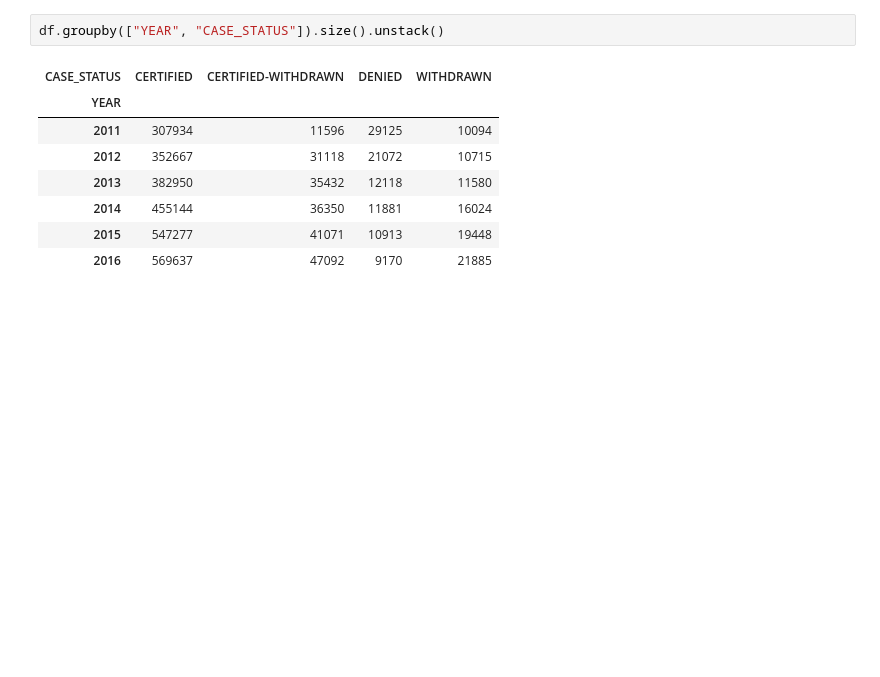
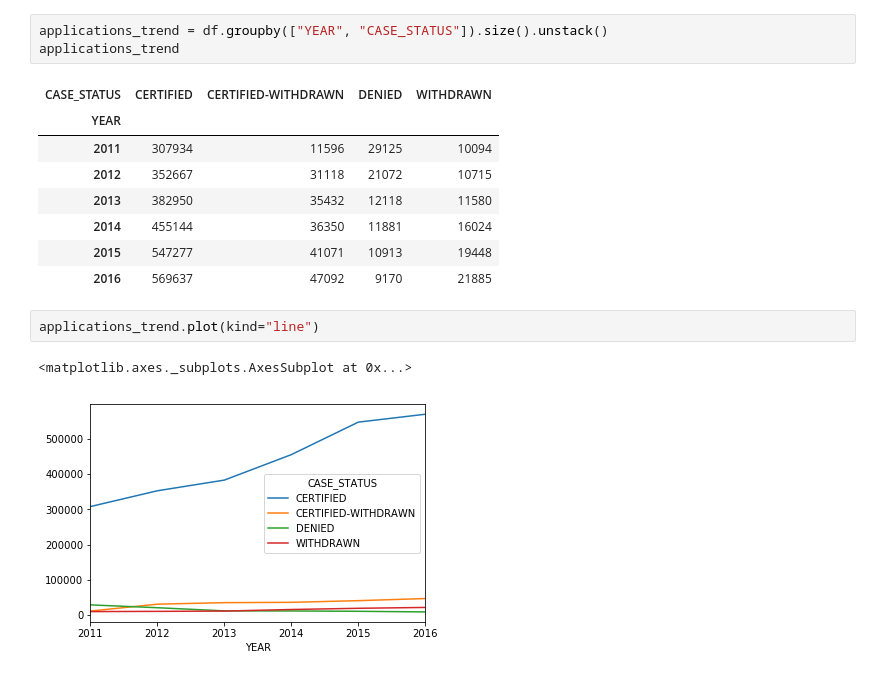
Before and after one commit to david-agumya/CS6220-Data-Mining, a Jupyter notebook: Final Project/Final Project Analysis.ipynb, the cells around one changed output. Saved outputs shown, nothing was run; the diff lists cells and outputs as text; blank space fills up the shorter version.

```diff
--- a/Final Project/Final Project Analysis.ipynb
+++ b/Final Project/Final Project Analysis.ipynb
@@ -421,7 +440,8 @@ df.groupby("YEAR").size().plot(kind="line")
 # %% [markdown]
 #### Break-down of application status per year
 # %%
-df.groupby(["YEAR", "CASE_STATUS"]).size().unstack()
+applications_trend = df.groupby(["YEAR", "CASE_STATUS"]).size().unstack()
+applications_trend
 # %% [output]
 | CASE_STATUS | CERTIFIED | CERTIFIED-WITHDRAWN | DENIED | WITHDRAWN |
 | YEAR |  |  |  |  |
@@ -431,3 +451,8 @@ df.groupby(["YEAR", "CASE_STATUS"]).size().unstack()
 | 2014 | 455144 | 36350 | 11881 | 16024 |
 | 2015 | 547277 | 41071 | 10913 | 19448 |
 | 2016 | 569637 | 47092 | 9170 | 21885 |
+# %%
+applications_trend.plot(kind="line")
+# %% [output]
+<matplotlib.axes._subplots.AxesSubplot at 0x...>
+[figure, added]
```
Also changed, not shown: parts of 9 cells of this notebook.
